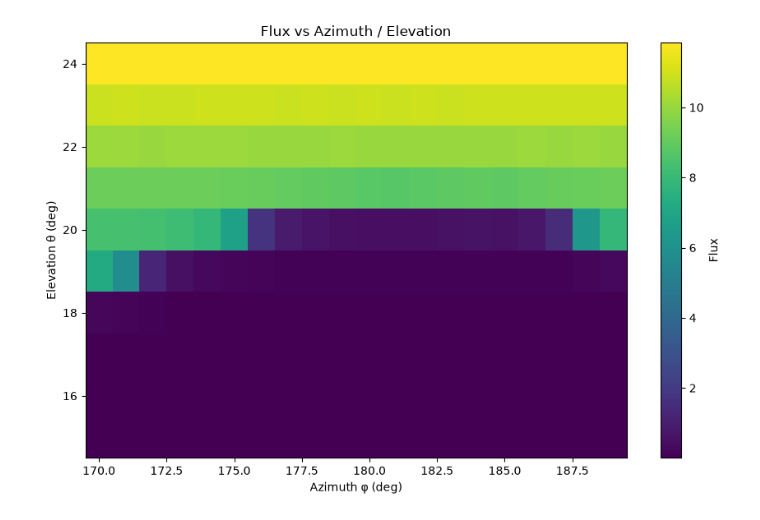
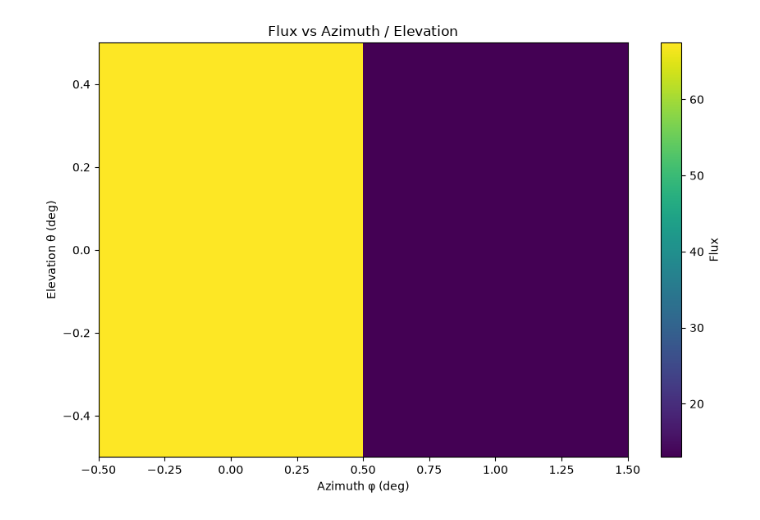
Before and after one commit to dorageeraerts/Simulation_Studies, a Jupyter notebook: PUMAS-and-TURTLE/Mulder/plot_mulder_flux.ipynb, the cells around one changed output. Saved outputs shown, nothing was run; the diff lists cells and outputs as text; code cells hidden in the pictures.

Commit message:
add plots of free sky flux and transmission

```diff
--- a/PUMAS-and-TURTLE/Mulder/plot_mulder_flux.ipynb
+++ b/PUMAS-and-TURTLE/Mulder/plot_mulder_flux.ipynb
@@ -5,17 +5,43 @@ import matplotlib.pyplot as plt
 # %%
 # --- Load data ---
 # Columns: azimuth (phi), elevation (theta), flux, std (ignored), n_events (ignored)
-filename = "relativeApproach/condor_parts/flux_5m_02bin_rho2650.0_discrete_200T_170-190_15-25.txt"  # <-- change this to your file path
-
+#filename = "/Users/dorageeraerts/Documents/PhD/simulation/Muraves/Simulation_Studies/PUMAS-and-TURTLE/Mulder/mulder_output/flux_all_bins_phi150-210_el0.-40._dphi0.2_del0.2_rho2.65E3_nE10000_nEvents100.txt"
+filename = "/Users/dorageeraerts/Documents/PhD/simulation/Muraves/Simulation_Studies/PUMAS-and-TURTLE/Mulder/test/transmission_5m_1.0bin_rho2650.0_test_transmission.txt"
 df = pd.read_csv(
     filename,
     sep=r"\s+",
     header=None,
-    names=["phi", "theta", "flux", "std", "n_events"],
+    names=["phi", "theta", "flux", "std", "n_jobs", "n_events"],
+)
+
+# Put each point into a 1-degree bin
+df["phi_bin"] = np.floor(df["phi"])
+df["theta_bin"] = np.floor(df["theta"])
+
+# Average the flux in each 1°×1° bin
+df_deg = (
+    df.groupby(["theta_bin", "phi_bin"], as_index=False)["flux"]
+      .sum()
+)
+
+'''# group in bins of 1x1 degree, keep bins centered on the degree: use round()
+df["phi_bin"] = df["phi"].round()
+df["theta_bin"] = df["theta"].round()
+
+df_deg = (
+    df.groupby(["theta_bin", "phi_bin"], as_index=False)["flux"]
+      .mean()
+)'''
+
+# Create grid
+grid = df_deg.pivot(
+    index="theta_bin",
+    columns="phi_bin",
+    values="flux"
 )
 
 # --- Pivot into a 2D grid: rows = theta, cols = phi ---
-grid = df.pivot(index="theta", columns="phi", values="flux")
+#grid = df.pivot(index="theta", columns="phi", values="flux")
 
 phi_vals = grid.columns.values      # x-axis
 theta_vals = grid.index.values      # y-axis
@@ -24,31 +50,31 @@ flux_grid = grid.values             # 2D array, shape (n_theta, n_phi)
 # --- Plot ---
 fig, ax = plt.subplots(figsize=(9, 6))
 
 # pcolormesh needs bin edges, not centers, for correct cell placement.
 # If your phi/theta values are on a regular 1-degree grid, this adds
 # half-a-bin padding on each side so cells are centered on their values.
 def edges_from_centers(centers):
     centers = np.sort(centers)
     step = np.diff(centers).mean() if len(centers) > 1 else 1.0
     return np.concatenate([centers - step / 2, [centers[-1] + step / 2]])
 
 phi_edges = edges_from_centers(phi_vals)
 theta_edges = edges_from_centers(theta_vals)
 
 mesh = ax.pcolormesh(
     phi_edges, theta_edges, flux_grid,
     shading="flat", cmap="viridis"
 )
 
 cbar = fig.colorbar(mesh, ax=ax)
 cbar.set_label("Flux")
 
 ax.set_xlabel("Azimuth φ (deg)")
 ax.set_ylabel("Elevation θ (deg)")
 ax.set_title("Flux vs Azimuth / Elevation")
 
 plt.tight_layout()
 plt.savefig("flux_map.png", dpi=200)
 plt.show()
 # %% [output]
-[figure, old version]
+[figure, new version]
```
Also changed, not shown: parts of 2 cells of this notebook.
